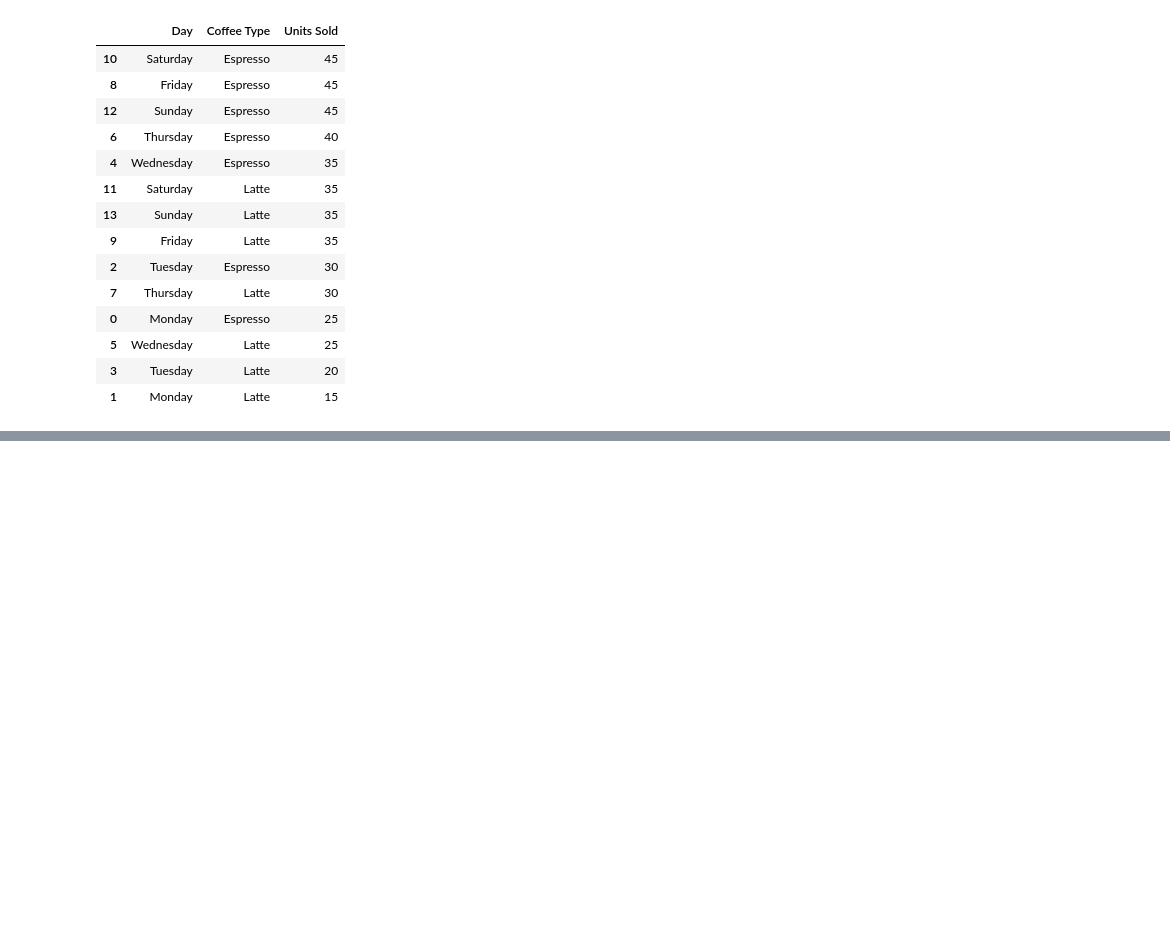
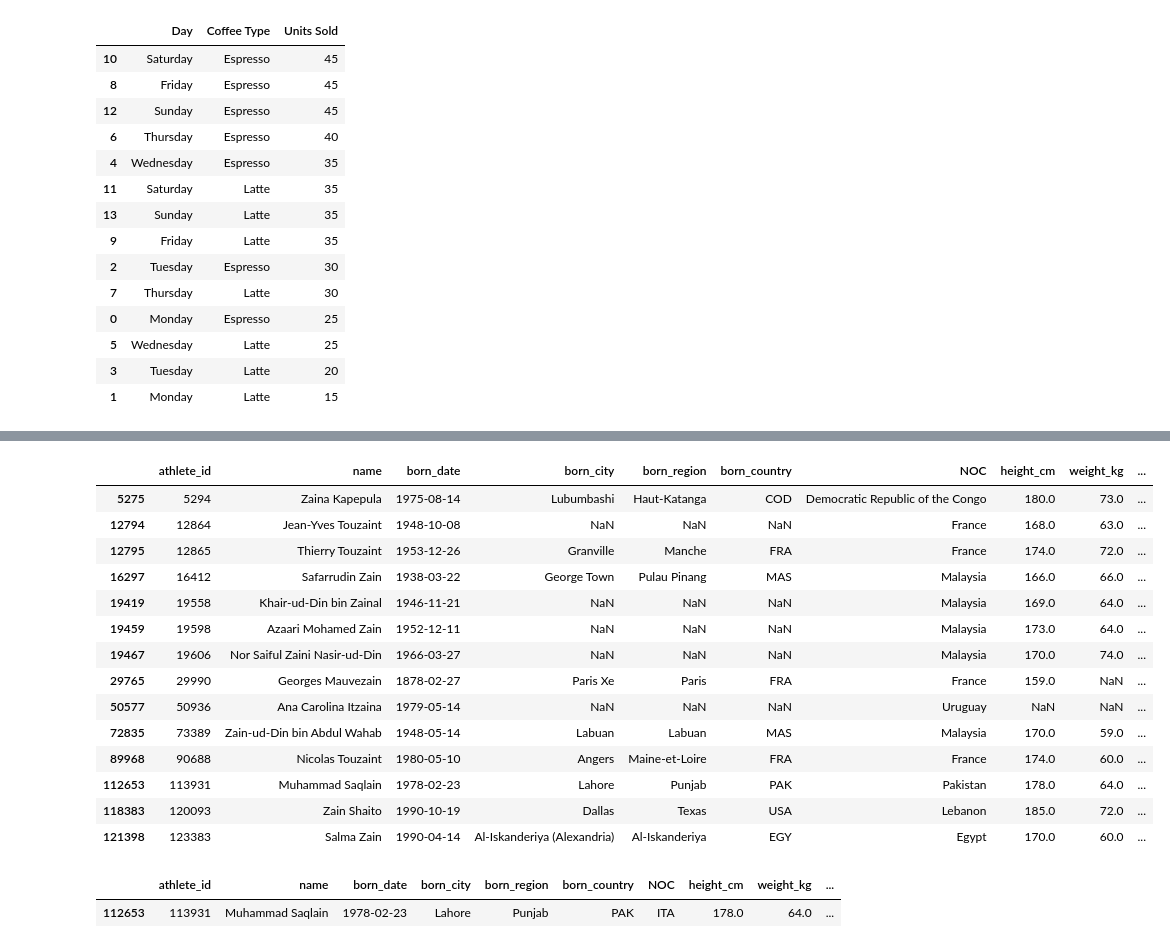
Before and after one commit to notSaqlain/Pandas, a Jupyter notebook: saqlain.ipynb, the cells around one changed output, grey strips where cells are left out. Cells and saved outputs as stored; diff of their text form; code cells hidden in the pictures; blank space fills up the shorter version.

Commit message:
Refactor Jupyter notebook structure and enhance data processing functions

```diff
--- a/saqlain.ipynb
+++ b/saqlain.ipynb
@@ -79,3 +79,5 @@ coffee.sort_values('Units Sold', ascending=False)
 | 5 | Wednesday | Latte | 25 |
 | 3 | Tuesday | Latte | 20 |
 | 1 | Monday | Latte | 15 |
+# %%
+bios = pd.read_csv('data/bios.csv')
@@ -81,0 +134,18 @@ coffee.sort_values('Units Sold', ascending=False)
+# %%
+bios.loc[bios['name'].str.contains('saqlain|zain' , case=False)]
+# %% [output]
+|  | athlete_id | name | born_date | born_city | born_region | born_country | NOC | height_cm | weight_kg | ... |
+| 5275 | 5294 | Zaina Kapepula | 1975-08-14 | Lubumbashi | Haut-Katanga | COD | Democratic Republic of the Congo | 180.0 | 73.0 | ... |
+| 12794 | 12864 | Jean-Yves Touzaint | 1948-10-08 | NaN | NaN | NaN | France | 168.0 | 63.0 | ... |
+| 12795 | 12865 | Thierry Touzaint | 1953-12-26 | Granville | Manche | FRA | France | 174.0 | 72.0 | ... |
+| 16297 | 16412 | Safarrudin Zain | 1938-03-22 | George Town | Pulau Pinang | MAS | Malaysia | 166.0 | 66.0 | ... |
+| 19419 | 19558 | Khair-ud-Din bin Zainal | 1946-11-21 | NaN | NaN | NaN | Malaysia | 169.0 | 64.0 | ... |
+| 19459 | 19598 | Azaari Mohamed Zain | 1952-12-11 | NaN | NaN | NaN | Malaysia | 173.0 | 64.0 | ... |
+| 19467 | 19606 | Nor Saiful Zaini Nasir-ud-Din | 1966-03-27 | NaN | NaN | NaN | Malaysia | 170.0 | 74.0 | ... |
+| 29765 | 29990 | Georges Mauvezain | 1878-02-27 | Paris Xe | Paris | FRA | France | 159.0 | NaN | ... |
+| 50577 | 50936 | Ana Carolina Itzaina | 1979-05-14 | NaN | NaN | NaN | Uruguay | NaN | NaN | ... |
+| 72835 | 73389 | Zain-ud-Din bin Abdul Wahab | 1948-05-14 | Labuan | Labuan | MAS | Malaysia | 170.0 | 59.0 | ... |
+| 89968 | 90688 | Nicolas Touzaint | 1980-05-10 | Angers | Maine-et-Loire | FRA | France | 174.0 | 60.0 | ... |
+| 112653 | 113931 | Muhammad Saqlain | 1978-02-23 | Lahore | Punjab | PAK | Pakistan | 178.0 | 64.0 | ... |
+| 118383 | 120093 | Zain Shaito | 1990-10-19 | Dallas | Texas | USA | Lebanon | 185.0 | 72.0 | ... |
+| 121398 | 123383 | Salma Zain | 1990-04-14 | Al-Iskanderiya (Alexandria) | Al-Iskanderiya | EGY | Egypt | 170.0 | 60.0 | ... |
@@ -81,0 +154,5 @@ coffee.sort_values('Units Sold', ascending=False)
+# %%
+bios.loc[bios['name'].str.contains('saqlain' , case=False)]
+# %% [output]
+|  | athlete_id | name | born_date | born_city | born_region | born_country | NOC | height_cm | weight_kg | ... |
+| 112653 | 113931 | Muhammad Saqlain | 1978-02-23 | Lahore | Punjab | PAK | ITA | 178.0 | 64.0 | ... |
```
Also changed, not shown: parts of 5 cells of this notebook.
